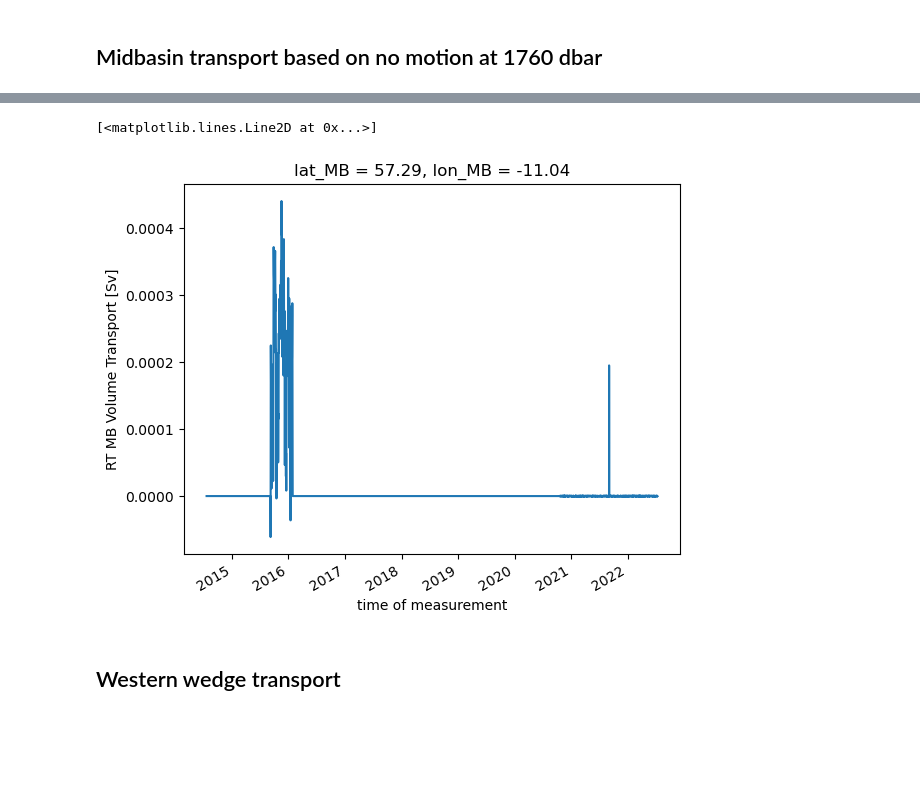
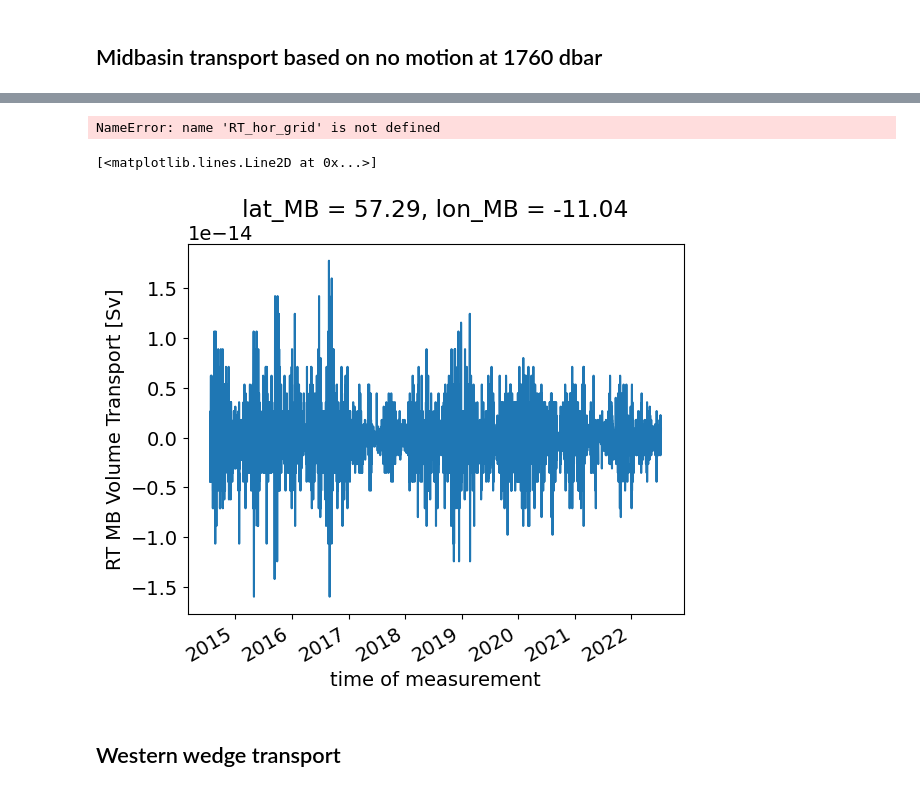
Before and after one commit to ScotMarPhys/Rockall_Trough_Transports, a Jupyter notebook: notebooks/3.0_Rockall_Trough_transports_2014_2022_v1.ipynb, the cells around one changed output, grey strips where cells are left out. Saved outputs shown, nothing was run; the diff lists cells and outputs as text; code cells hidden in the pictures; blank space fills up the shorter version.

```diff
--- a/notebooks/3.0_Rockall_Trough_transports_2014_2022_v1.ipynb
+++ b/notebooks/3.0_Rockall_Trough_transports_2014_2022_v1.ipynb
@@ -110,6 +94,0 @@ lat_RTES = lat_RTEB
-# %%
-# gridded Rockall Trough mooring data
-ds_RT = xr.open_dataset((RT_mooring_data_path/RT_mooring_fn))
-
-#remove nan at beginning and end
-ds_RT = ds_RT.where(ds_RT.TG_EAST.sel(PRES=500).notnull().drop_vars('PRES'),drop=True)
@@ -330,43 +132,15 @@ fig.tight_layout()
+# %%
+RT_hor_grid
+# %% [output]
+NameError: name 'RT_hor_grid' is not defined
 # %%
 # # create MB matrix, fine horizontal grid, new and not in Fraser et al. (2022)
-SG_MB_grid = xr.concat([ds_RT.SG_WEST.expand_dims('lon_MB'),
-          ds_RT.SG_EAST.expand_dims('lon_MB')],dim='lon_MB')
-SG_MB_grid['lon_MB']=[lon_RTWB,lon_RTEB]
-SG_MB_grid.coords['lat_MB']= ('lon_MB',[lat_RTWB,lat_RTEB])
-
-TG_MB_grid = xr.concat([ds_RT.TG_WEST.expand_dims('lon_MB'),
-          ds_RT.TG_EAST.expand_dims('lon_MB')],dim='lon_MB')
-TG_MB_grid['lon_MB']=[lon_RTWB,lon_RTEB]
-TG_MB_grid.coords['lat_MB']= ('lon_MB',[lat_RTWB,lat_RTEB])
-
-SG_MB_grid = SG_MB_grid.interp(lon_MB=lon_MB)
-TG_MB_grid = TG_MB_grid.interp(lon_MB=lon_MB)
-
-# Calculate baroclinic streamfunction
-SF_MB_grid = xr.apply_ufunc(
-        gsw.geo_strf_dyn_height,
-        SG_MB_grid,TG_MB_grid,TG_MB_grid.PRES,P_ref,
-        kwargs={'axis':2},
-        input_core_dims=[['lon_MB', 'TIME', 'depth'],['lon_MB', 'TIME', 'depth'],['depth'],[]],
-        output_core_dims=[['lon_MB', 'TIME', 'depth']],
-        dask = 'parallelized')
-
-# Calculate geostrophic transport (Sv) in each cell as function of (z,t)
-q_MB_grid = dz*(SF_MB_grid.diff('lon_MB')/f)
-lon_MB = xr.DataArray(((SF_MB_grid.lon_MB[:-1].values+SF_MB_grid.lon_MB[1:].values)/2),dims='lon_MB')
-q_MB_grid['lon_MB']=lon_MB
-lat_MB = xr.DataArray(((SF_MB_grid.lat_MB[:-1].values+SF_MB_grid.lat_MB[1:].values)/2),dims='lon_MB')
-q_MB_grid.coords['lat_MB']= lat_MB
-q_MB_grid['dx_MB'] = dx_MB
-
-ds_RT_MB_grid = xr.merge([q_MB_grid.rename('q'),
-                      TG_MB_grid.rename('CT').drop('lat_MB').interp(lon_MB=q_MB_grid.lon_MB),
-                      SG_MB_grid.rename('SA').drop('lat_MB').interp(lon_MB=q_MB_grid.lon_MB)])
+ds_RT_MB_grid = rtf.calc_MB_3D_sections(ds_RT,ds_RT_loc,RT_hor_grid)
 # %%
-(RT_Q_MB.RT_Q_MB-(q_MB_grid.sum(['depth','lon_MB'],min_count=1)/1e6)).plot()
+(RT_Q_MB.RT_Q_MB-(ds_RT_MB_grid.q.sum(['depth','lon_MB'],min_count=1)/1e6)).plot()
 # %% [output]
 [<matplotlib.lines.Line2D at 0x...>]
-[figure, old version]
+[figure, new version]
 # %% [markdown]
 ## Western wedge transport
 # %%
```
Also changed, not shown: parts of 18 cells of this notebook.
